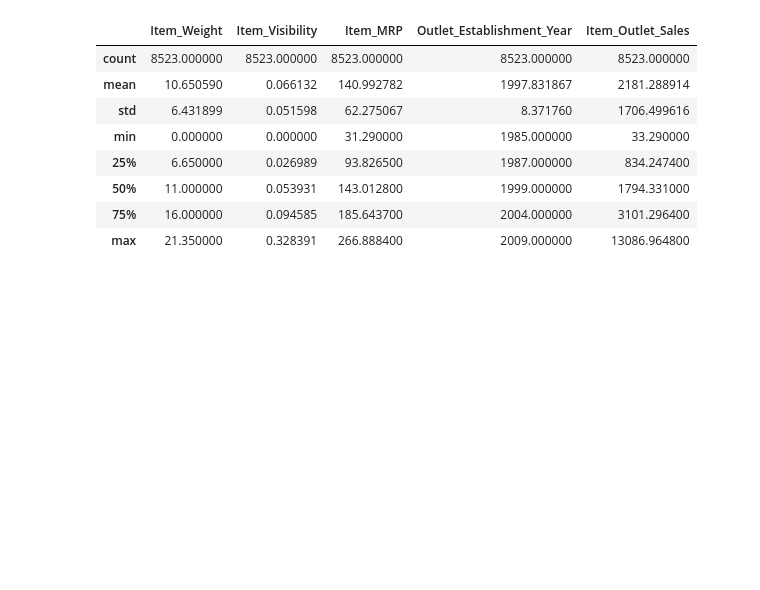
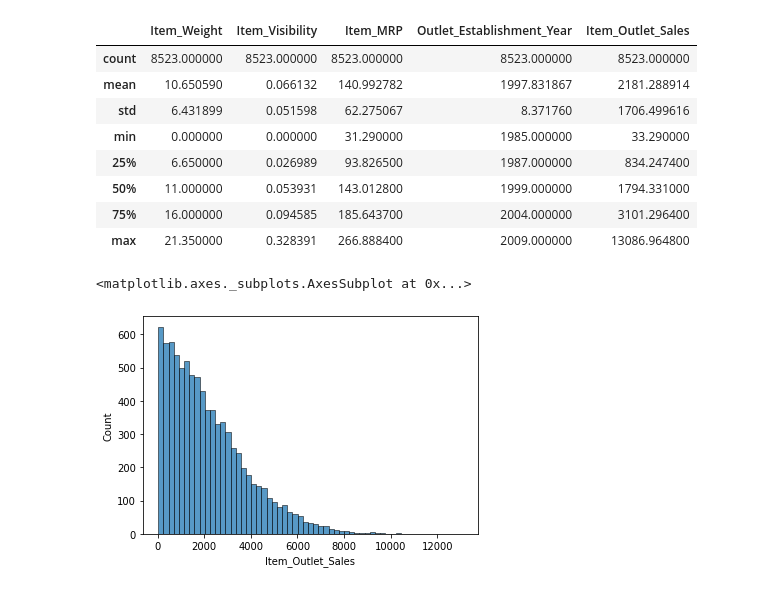
Before and after one commit to JPeebles-DataScientist/Project1_Core, a Jupyter notebook: Project1_Core.ipynb, the cells around one changed output. Drawn from its saved outputs; the diff is of its cells as text; code cells hidden in the pictures; blank space fills up the shorter version.

```diff
--- a/Project1_Core.ipynb
+++ b/Project1_Core.ipynb
@@ -94,3 +97,12 @@ df.describe()
 | 50% | 11.000000 | 0.053931 | 143.012800 | 1999.000000 | 1794.331000 |
 | 75% | 16.000000 | 0.094585 | 185.643700 | 2004.000000 | 3101.296400 |
 | max | 21.350000 | 0.328391 | 266.888400 | 2009.000000 | 13086.964800 |
+# %%
+#Histogram to view the distributions of various features in your dataset.
+
+sns.histplot(data = df
+            ,x = 'Item_Outlet_Sales'
+            )
+# %% [output]
+<matplotlib.axes._subplots.AxesSubplot at 0x...>
+[figure, added]
```
Also changed, not shown: parts of 8 cells of this notebook.
